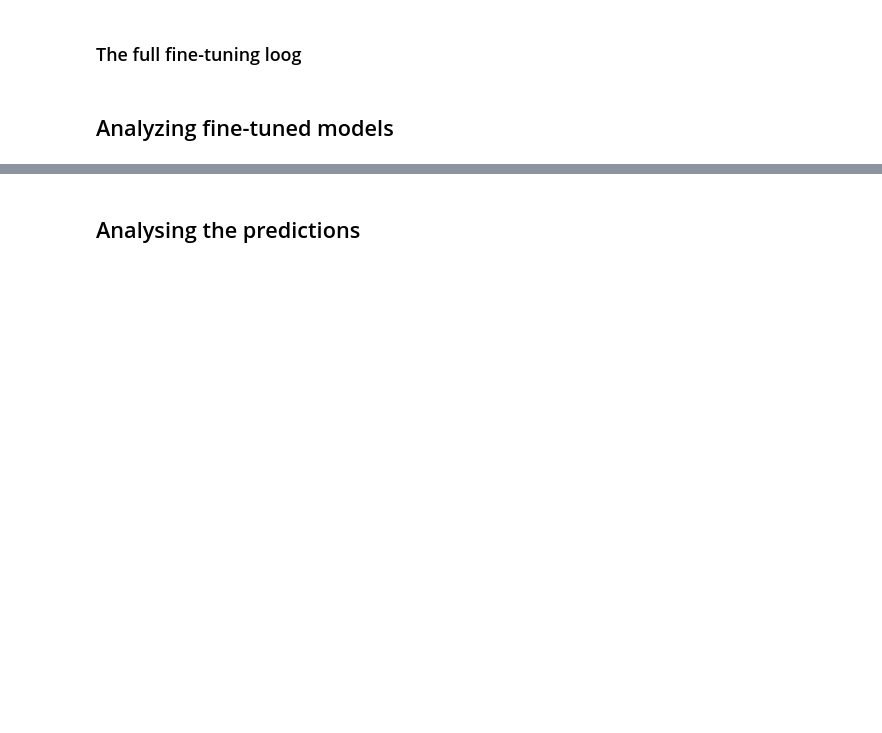
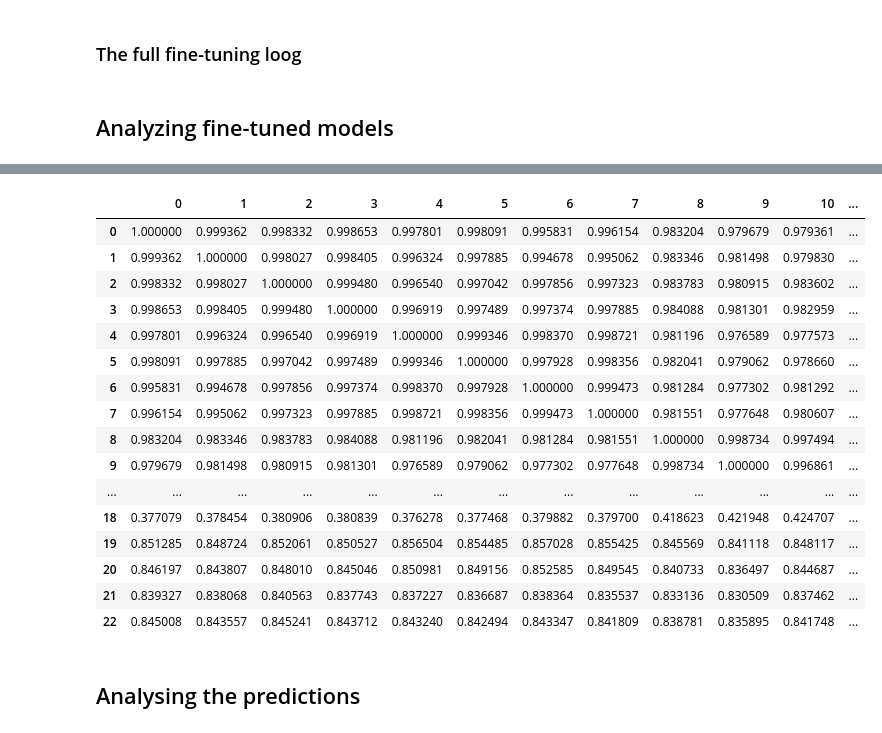
Before and after one commit to pranavrao-qure/MiniTasks, a Jupyter notebook: Radbert/Radbert_finetuning.ipynb, the cells around one changed output, grey strips where cells are left out. Drawn from its saved outputs; the diff is of its cells as text; code cells hidden in the pictures; blank space fills up the shorter version.

Commit message:
Finetuned model analysis in Radbert_finetuning.ipynb. Device, labels and lr from command line support in radbert_finetuning.py. Seeding random generators for reproducibility

```diff
--- a/Radbert/Radbert_finetuning.ipynb
+++ b/Radbert/Radbert_finetuning.ipynb
@@ -281,18 +315,14 @@ print('\n'.join(all_sentence_list))
+# %%
+def get_sentence_embeddings(model, input):
+    with torch.no_grad():
+        tokenized_inp = model.tokenizer(input, padding=True, truncation=True, return_tensors='pt').to(device)
+        encoder_out = model.transformer_encoder(**tokenized_inp)
+    return encoder_out.last_hidden_state[:, 0, :]
 # %%
 def calc_cosine_sim_matrix(sentence_embeddings):
-    #stacked_sentence_embeddings = torch.stack(sentence_embeddings)
-    stacked_sentence_embeddings = sentence_embeddings
-    # Calculate the cosine similarity matrix
-    cosine_sim_matrix = F.cosine_similarity(stacked_sentence_embeddings.unsqueeze(1), stacked_sentence_embeddings.unsqueeze(0), dim=2)
-    return stacked_sentence_embeddings, cosine_sim_matrix
+    cosine_sim_matrix = F.cosine_similarity(sentence_embeddings.unsqueeze(1), sentence_embeddings.unsqueeze(0), dim=2)
+    return cosine_sim_matrix.cpu().detach().numpy()
-# %%
-def get_sentence_embeddings(model, input):
-    with torch.no_grad():
-        tokenized_inp = model.tokenizer(input, padding=True, truncation=True, return_tensors='pt')
-        encoder_out = model.transformer_encoder(**tokenized_inp)
-    return encoder_out.last_hidden_state[:, 0, :]
 # %%
-model_path = '/home/users/pranav.rao/MiniTasks/Radbert/ModelPool/model_20230912_143355_0'
-checkpoint = 'UCSD-VA-health/RadBERT-RoBERTa-4m'
-radbert_multi_model = RadBERTMultiClassMultiLabel(num_classes, checkpoint)
+model_path = '/home/users/pranav.rao/MiniTasks/Radbert/ModelPool/model_20230914_160336_0'
+radbert_multi_model = RadBERTMultiClassMultiLabel(num_classes, checkpoint, device).to(device)
 radbert_multi_model.load_state_dict(torch.load(model_path))
@@ -308,3 +347,24 @@ print(cosine_sim)
+# %%
+cosine_sim = calc_cosine_sim_matrix(all_embeddings)
+pd.DataFrame(cosine_sim)
+# %% [output]
+|  | 0 | 1 | 2 | 3 | 4 | 5 | 6 | 7 | 8 | 9 | 10 | ... |
+| 0 | 1.000000 | 0.999362 | 0.998332 | 0.998653 | 0.997801 | 0.998091 | 0.995831 | 0.996154 | 0.983204 | 0.979679 | 0.979361 | ... |
+| 1 | 0.999362 | 1.000000 | 0.998027 | 0.998405 | 0.996324 | 0.997885 | 0.994678 | 0.995062 | 0.983346 | 0.981498 | 0.979830 | ... |
+| 2 | 0.998332 | 0.998027 | 1.000000 | 0.999480 | 0.996540 | 0.997042 | 0.997856 | 0.997323 | 0.983783 | 0.980915 | 0.983602 | ... |
+| 3 | 0.998653 | 0.998405 | 0.999480 | 1.000000 | 0.996919 | 0.997489 | 0.997374 | 0.997885 | 0.984088 | 0.981301 | 0.982959 | ... |
+| 4 | 0.997801 | 0.996324 | 0.996540 | 0.996919 | 1.000000 | 0.999346 | 0.998370 | 0.998721 | 0.981196 | 0.976589 | 0.977573 | ... |
+| 5 | 0.998091 | 0.997885 | 0.997042 | 0.997489 | 0.999346 | 1.000000 | 0.997928 | 0.998356 | 0.982041 | 0.979062 | 0.978660 | ... |
+| 6 | 0.995831 | 0.994678 | 0.997856 | 0.997374 | 0.998370 | 0.997928 | 1.000000 | 0.999473 | 0.981284 | 0.977302 | 0.981292 | ... |
+| 7 | 0.996154 | 0.995062 | 0.997323 | 0.997885 | 0.998721 | 0.998356 | 0.999473 | 1.000000 | 0.981551 | 0.977648 | 0.980607 | ... |
+| 8 | 0.983204 | 0.983346 | 0.983783 | 0.984088 | 0.981196 | 0.982041 | 0.981284 | 0.981551 | 1.000000 | 0.998734 | 0.997494 | ... |
+| 9 | 0.979679 | 0.981498 | 0.980915 | 0.981301 | 0.976589 | 0.979062 | 0.977302 | 0.977648 | 0.998734 | 1.000000 | 0.996861 | ... |
+| ... | ... | ... | ... | ... | ... | ... | ... | ... | ... | ... | ... | ... |
+| 18 | 0.377079 | 0.378454 | 0.380906 | 0.380839 | 0.376278 | 0.377468 | 0.379882 | 0.379700 | 0.418623 | 0.421948 | 0.424707 | ... |
+| 19 | 0.851285 | 0.848724 | 0.852061 | 0.850527 | 0.856504 | 0.854485 | 0.857028 | 0.855425 | 0.845569 | 0.841118 | 0.848117 | ... |
+| 20 | 0.846197 | 0.843807 | 0.848010 | 0.845046 | 0.850981 | 0.849156 | 0.852585 | 0.849545 | 0.840733 | 0.836497 | 0.844687 | ... |
+| 21 | 0.839327 | 0.838068 | 0.840563 | 0.837743 | 0.837227 | 0.836687 | 0.838364 | 0.835537 | 0.833136 | 0.830509 | 0.837462 | ... |
+| 22 | 0.845008 | 0.843557 | 0.845241 | 0.843712 | 0.843240 | 0.842494 | 0.843347 | 0.841809 | 0.838781 | 0.835895 | 0.841748 | ... |
 # %% [markdown]
 ## Analysing the predictions ##
 # %%
```
Also changed, not shown: parts of 24 cells of this notebook, 2 other files.
